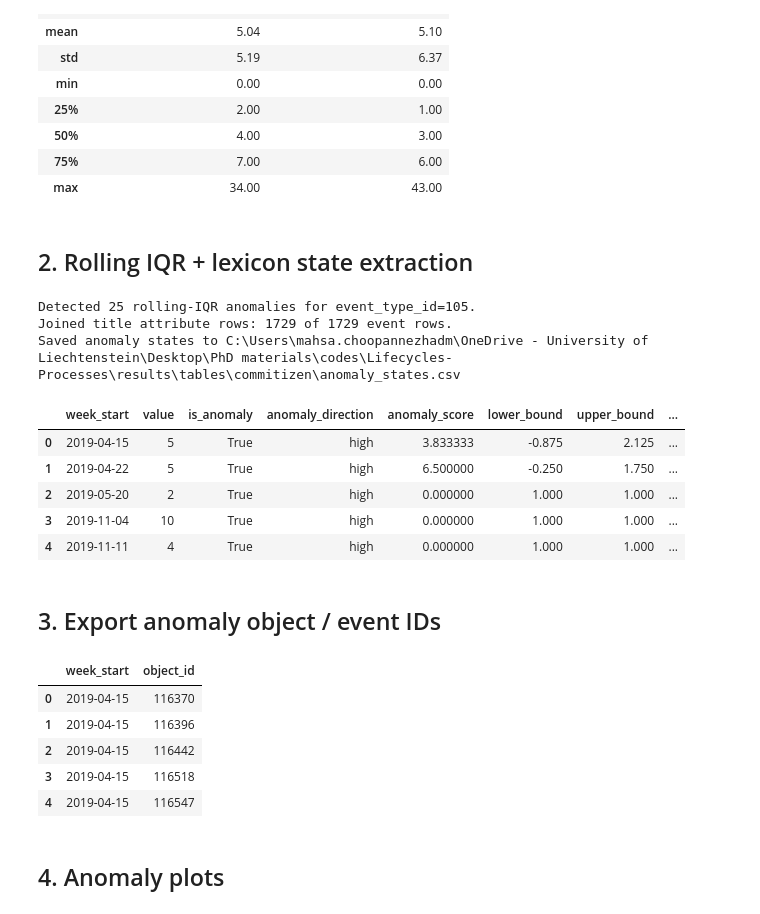
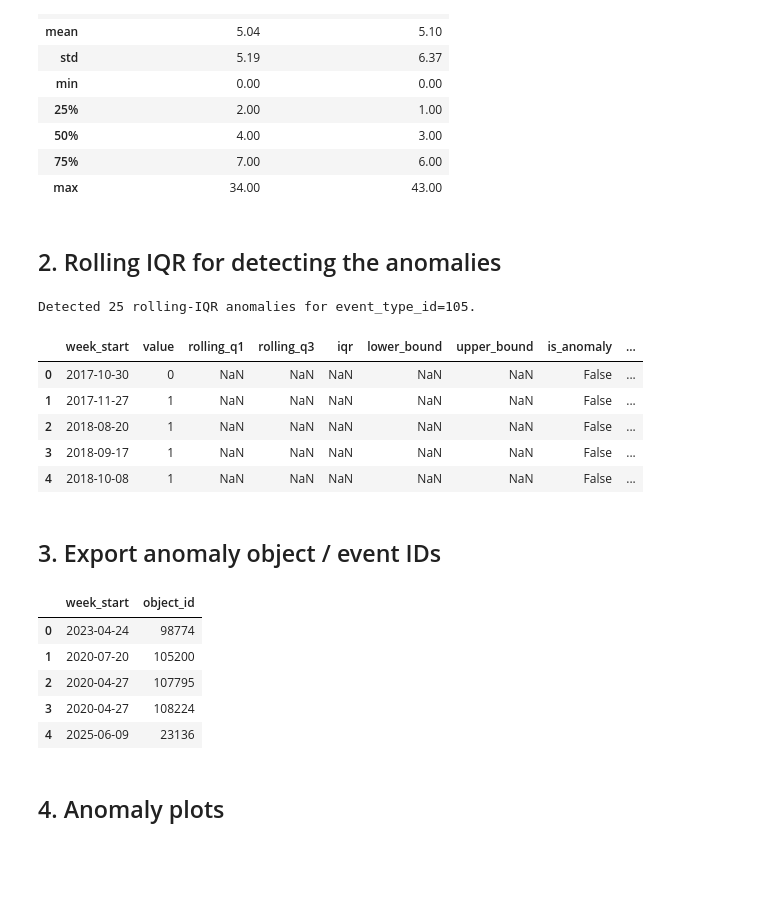
Before and after one commit to MahsaChoop/Lifecycle-Processes, a Jupyter notebook: main.ipynb, the cells around one changed output. Cells and saved outputs as stored; diff of their text form; code cells hidden in the pictures; blank space fills up the shorter version.

```diff
--- a/main.ipynb
+++ b/main.ipynb
@@ -57,38 +57,45 @@ Saved C:\Users\mahsa.choopannezhadm\OneDrive - University of Liechtenstein\Deskt
 | 75% | 7.00 | 6.00 |
 | max | 34.00 | 43.00 |
 # %% [markdown]
-## 2. Rolling IQR + lexicon state extraction
+## 2. Rolling IQR for detecting the anomalies
 # %%
-from functions.anomaly_pipeline import run_anomaly_state_extraction
+from functions.anomaly import rolling_iqr_detect
+from functions.config import IQR_CONFIG
 
-weekly_closed_anomaly_frame, anomaly_context, anomaly_states, event_closed_title_join = (
-    run_anomaly_state_extraction(weekly, eventsPerobj_df, objects_attributes, cfg)
+rolling_iqr_anomalies = rolling_iqr_detect(
+    weekly[cfg.closed_event_type_id],
+    **IQR_CONFIG,
 )
-anomaly_states.head()
+rolling_iqr_anomalies.to_csv(cfg.tables_dir / "rolling_iqr_anomalies.csv", index=False)
+print(
+    f"Detected {int(rolling_iqr_anomalies['is_anomaly'].sum())} "
+    f"rolling-IQR anomalies for event_type_id={cfg.closed_event_type_id}."
+)
+rolling_iqr_anomalies.head()
 # %% [output]
 Detected 25 rolling-IQR anomalies for event_type_id=105.
-Joined title attribute rows: 1729 of 1729 event rows.
-Saved anomaly states to C:\Users\mahsa.choopannezhadm\OneDrive - University of Liechtenstein\Desktop\PhD materials\codes\Lifecycles-Processes\results\tables\commitizen\anomaly_states.csv
-|  | week_start | value | is_anomaly | anomaly_direction | anomaly_score | lower_bound | upper_bound | ... |
-| 0 | 2019-04-15 | 5 | True | high | 3.833333 | -0.875 | 2.125 | ... |
-| 1 | 2019-04-22 | 5 | True | high | 6.500000 | -0.250 | 1.750 | ... |
-| 2 | 2019-05-20 | 2 | True | high | 0.000000 | 1.000 | 1.000 | ... |
-| 3 | 2019-11-04 | 10 | True | high | 0.000000 | 1.000 | 1.000 | ... |
-| 4 | 2019-11-11 | 4 | True | high | 0.000000 | 1.000 | 1.000 | ... |
+|  | week_start | value | rolling_q1 | rolling_q3 | iqr | lower_bound | upper_bound | is_anomaly | ... |
+| 0 | 2017-10-30 | 0 | NaN | NaN | NaN | NaN | NaN | False | ... |
+| 1 | 2017-11-27 | 1 | NaN | NaN | NaN | NaN | NaN | False | ... |
+| 2 | 2018-08-20 | 1 | NaN | NaN | NaN | NaN | NaN | False | ... |
+| 3 | 2018-09-17 | 1 | NaN | NaN | NaN | NaN | NaN | False | ... |
+| 4 | 2018-10-08 | 1 | NaN | NaN | NaN | NaN | NaN | False | ... |
 # %% [markdown]
 ## 3. Export anomaly object / event IDs
 # %%
 from functions.anomaly_ids import export_anomaly_ids
 
-anomaly_object_ids, anomaly_event_ids = export_anomaly_ids(anomaly_context, cfg)
+anomaly_object_ids, anomaly_event_ids = export_anomaly_ids(
+    rolling_iqr_anomalies, eventsPerobj_df, cfg
+)
 anomaly_object_ids.head()
 # %% [output]
 |  | week_start | object_id |
-| 0 | 2019-04-15 | 116370 |
-| 1 | 2019-04-15 | 116396 |
-| 2 | 2019-04-15 | 116442 |
-| 3 | 2019-04-15 | 116518 |
-| 4 | 2019-04-15 | 116547 |
+| 0 | 2023-04-24 | 98774 |
+| 1 | 2020-07-20 | 105200 |
+| 2 | 2020-04-27 | 107795 |
+| 3 | 2020-04-27 | 108224 |
+| 4 | 2025-06-09 | 23136 |
 # %% [markdown]
 ## 4. Anomaly plots
 # %%
```
Also changed, not shown: parts of 22 cells of this notebook, 27 other files.
